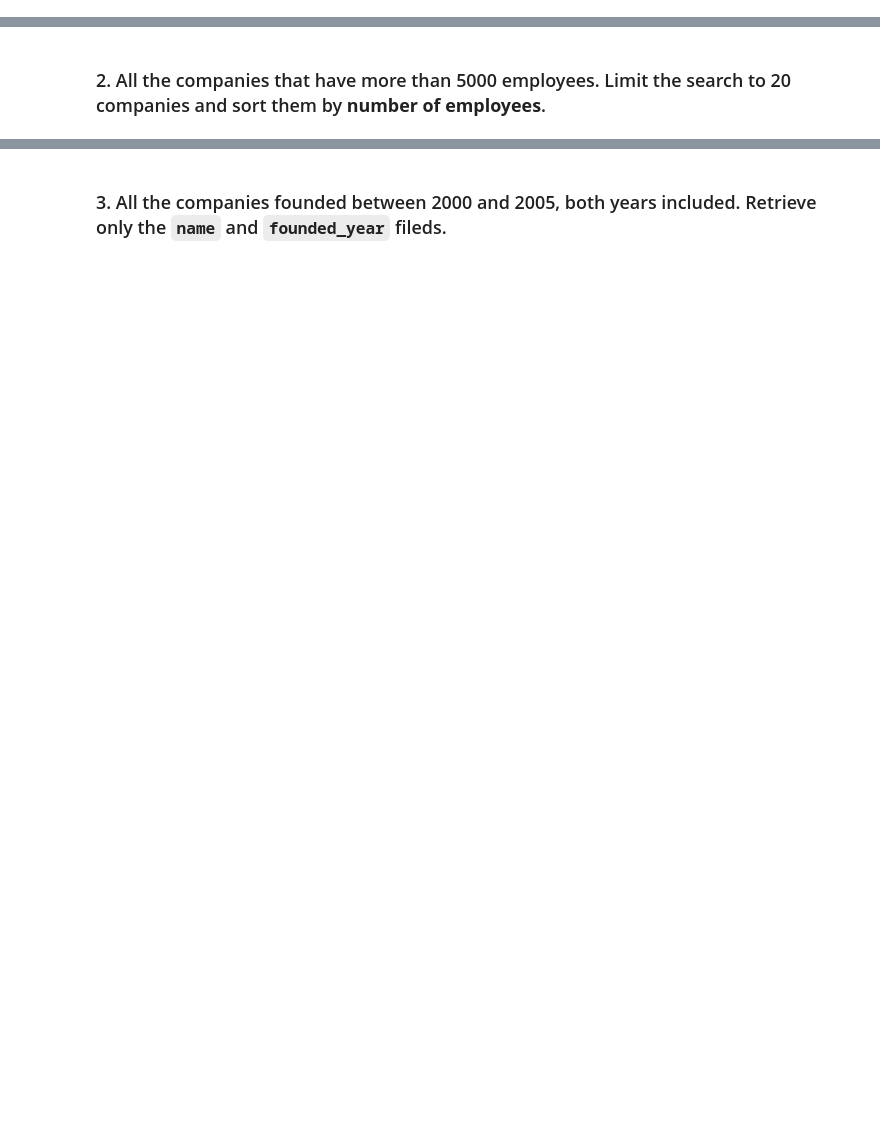
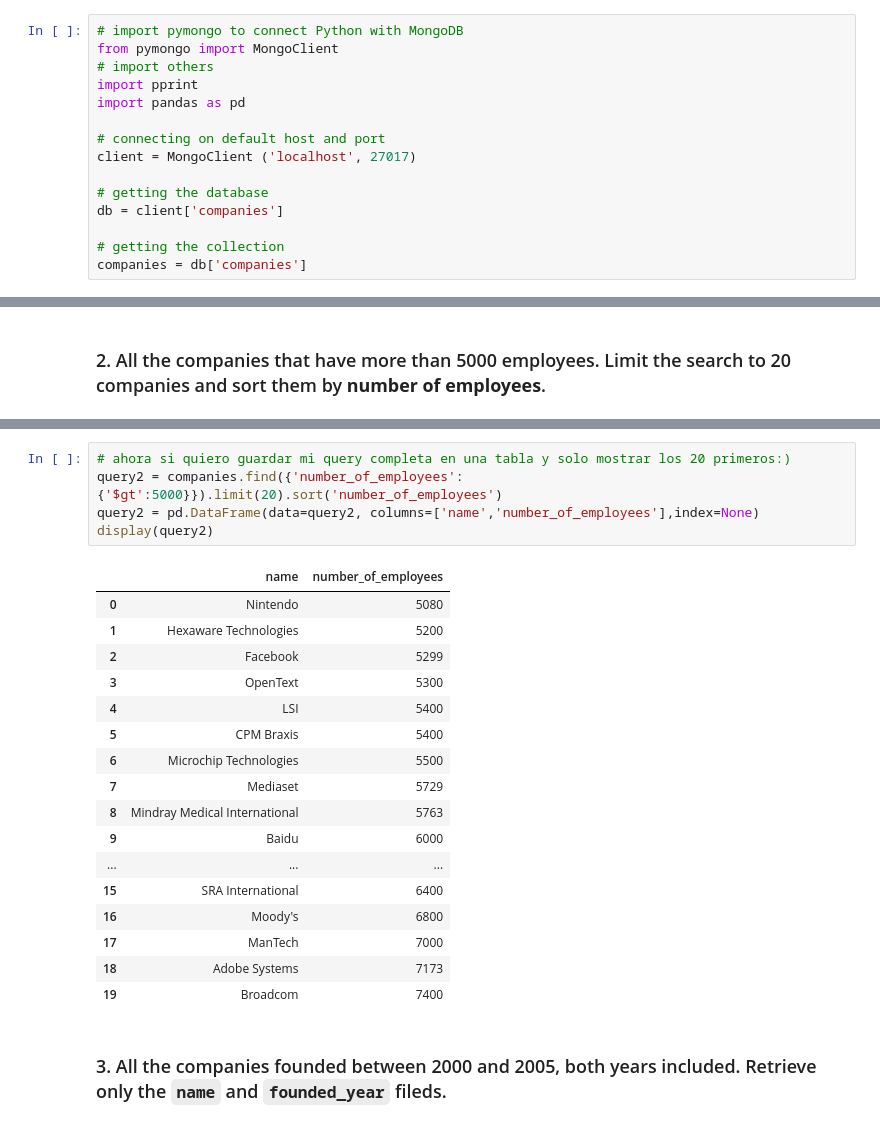
Before and after one commit to ironhack-labs/lab-advance-querying-mongo, a Jupyter notebook: starter_code/queries.ipynb, the cells around one changed output, grey strips where cells are left out. Drawn from its saved outputs; the diff is of its cells as text; blank space fills up the shorter version.

```diff
--- a/starter_code/queries.ipynb
+++ b/starter_code/queries.ipynb
@@ -7,3 +3,18 @@ db = client['companies']
+# %%
+# import pymongo to connect Python with MongoDB
+from pymongo import MongoClient
+# import others
+import pprint
+import pandas as pd
+
+# connecting on default host and port
+client = MongoClient ('localhost', 27017)
+
+# getting the database
+db = client['companies']
+
+# getting the collection
+companies = db['companies']
 # %% [markdown]
 # Answers
 ### 1. All the companies that it's name match 'Babelgum'. Retrieve only their `name` field.
@@ -16,2 +64,25 @@ NameError: name 'name' is not defined
+# %%
+# ahora si quiero guardar mi query completa en una tabla y solo mostrar los 20 primeros:)
+query2 = companies.find({'number_of_employees':{'$gt':5000}}).limit(20).sort('number_of_employees')
+query2 = pd.DataFrame(data=query2, columns=['name','number_of_employees'],index=None)
+display(query2)
+# %% [output]
+|  | name | number_of_employees |
+| 0 | Nintendo | 5080 |
+| 1 | Hexaware Technologies | 5200 |
+| 2 | Facebook | 5299 |
+| 3 | OpenText | 5300 |
+| 4 | LSI | 5400 |
+| 5 | CPM Braxis | 5400 |
+| 6 | Microchip Technologies | 5500 |
+| 7 | Mediaset | 5729 |
+| 8 | Mindray Medical International | 5763 |
+| 9 | Baidu | 6000 |
+| ... | ... | ... |
+| 15 | SRA International | 6400 |
+| 16 | Moody's | 6800 |
+| 17 | ManTech | 7000 |
+| 18 | Adobe Systems | 7173 |
+| 19 | Broadcom | 7400 |
 # %% [markdown]
 ### 3. All the companies founded between 2000 and 2005, both years included. Retrieve only the `name` and `founded_year` fileds.
```
Also changed, not shown: parts of 9 cells of this notebook, 1 other file.
